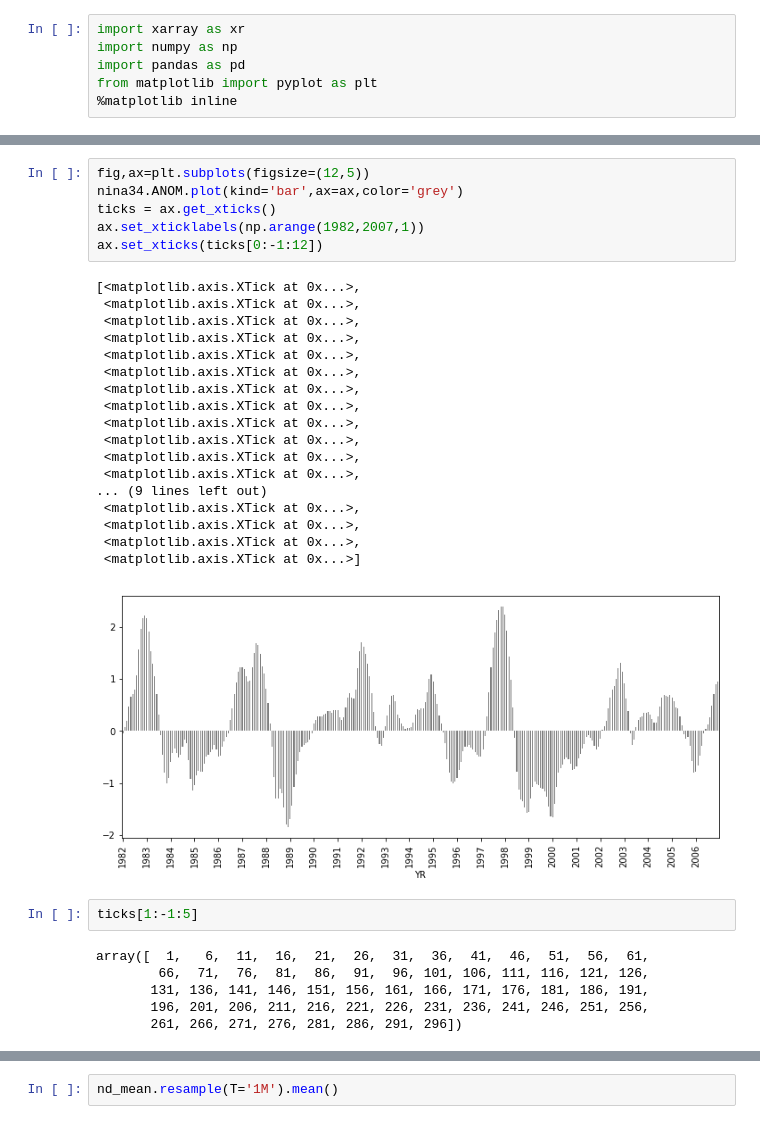
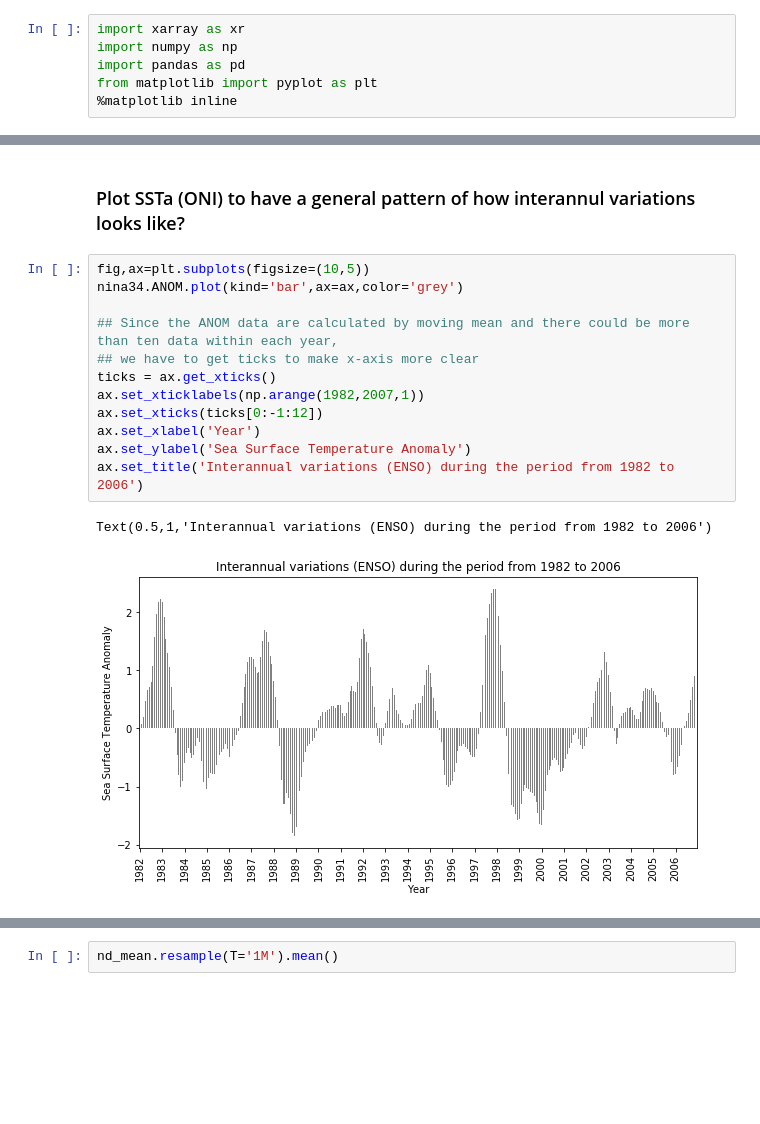
Before and after one commit to QidanW21/Final-project, a Jupyter notebook: pre_project.ipynb, the cells around one changed output, grey strips where cells are left out. Saved outputs shown, nothing was run; the diff lists cells and outputs as text; blank space fills up the shorter version.

```diff
--- a/pre_project.ipynb
+++ b/pre_project.ipynb
@@ -68,33 +122,17 @@ nina34
+# %% [markdown]
+### Plot SSTa (ONI) to have a general pattern of how interannul variations looks like?
 # %%
-fig,ax=plt.subplots(figsize=(12,5))
+fig,ax=plt.subplots(figsize=(10,5))
 nina34.ANOM.plot(kind='bar',ax=ax,color='grey')
+
+## Since the ANOM data are calculated by moving mean and there could be more than ten data within each year,
+## we have to get ticks to make x-axis more clear
 ticks = ax.get_xticks()
 ax.set_xticklabels(np.arange(1982,2007,1))
 ax.set_xticks(ticks[0:-1:12])
+ax.set_xlabel('Year')
+ax.set_ylabel('Sea Surface Temperature Anomaly')
+ax.set_title('Interannual variations (ENSO) during the period from 1982 to 2006')
 # %% [output]
-[<matplotlib.axis.XTick at 0x...>,
- <matplotlib.axis.XTick at 0x...>,
- <matplotlib.axis.XTick at 0x...>,
- <matplotlib.axis.XTick at 0x...>,
- <matplotlib.axis.XTick at 0x...>,
- <matplotlib.axis.XTick at 0x...>,
- <matplotlib.axis.XTick at 0x...>,
- <matplotlib.axis.XTick at 0x...>,
- <matplotlib.axis.XTick at 0x...>,
- <matplotlib.axis.XTick at 0x...>,
- <matplotlib.axis.XTick at 0x...>,
- <matplotlib.axis.XTick at 0x...>,
-... (9 lines left out)
- <matplotlib.axis.XTick at 0x...>,
- <matplotlib.axis.XTick at 0x...>,
- <matplotlib.axis.XTick at 0x...>,
- <matplotlib.axis.XTick at 0x...>]
+Text(0.5,1,'Interannual variations (ENSO) during the period from 1982 to 2006')
-[figure, old version]
+[figure, new version]
-# %%
-ticks[1:-1:5]
-# %% [output]
-array([  1,   6,  11,  16,  21,  26,  31,  36,  41,  46,  51,  56,  61,
-        66,  71,  76,  81,  86,  91,  96, 101, 106, 111, 116, 121, 126,
-       131, 136, 141, 146, 151, 156, 161, 166, 171, 176, 181, 186, 191,
-       196, 201, 206, 211, 216, 221, 226, 231, 236, 241, 246, 251, 256,
-       261, 266, 271, 276, 281, 286, 291, 296])
```
Also changed, not shown: parts of 51 cells of this notebook.
